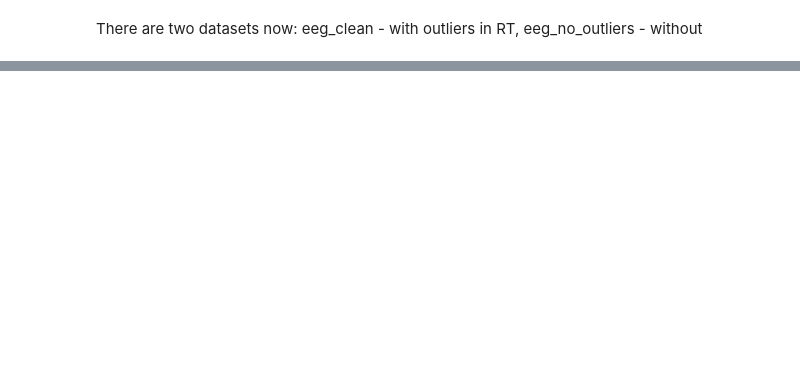
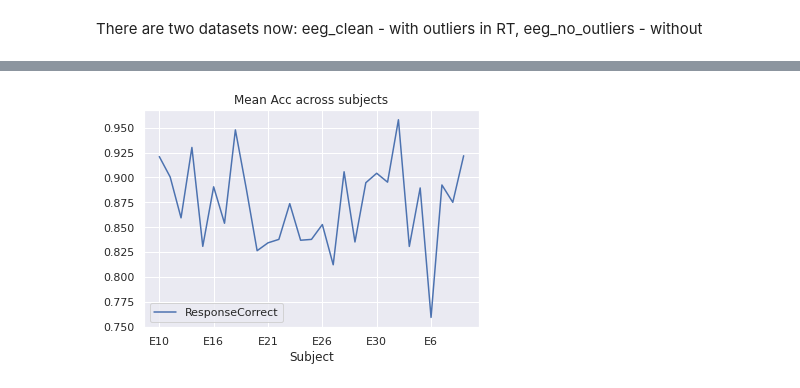
Before and after one commit to cristinarainich/Sternberg_analysis, a Jupyter notebook: EEG_dataset.ipynb, the cells around one changed output, grey strips where cells are left out. Saved outputs shown, nothing was run; the diff lists cells and outputs as text; code cells hidden in the pictures; blank space fills up the shorter version.

```diff
--- a/EEG_dataset.ipynb
+++ b/EEG_dataset.ipynb
@@ -284,0 +370,6 @@ eeg_clean.groupby(['Subject', 'StimulusCategory'])[['ResponseCorrect']].apply(
+# %%
+eeg_clean.groupby(['Subject'])['ResponseCorrect'].mean().plot(
+    legend=True, title = 'Mean Acc across subjects'
+    );
+# %% [output]
+[figure, added]
```
Also changed, not shown: parts of 30 cells of this notebook.
